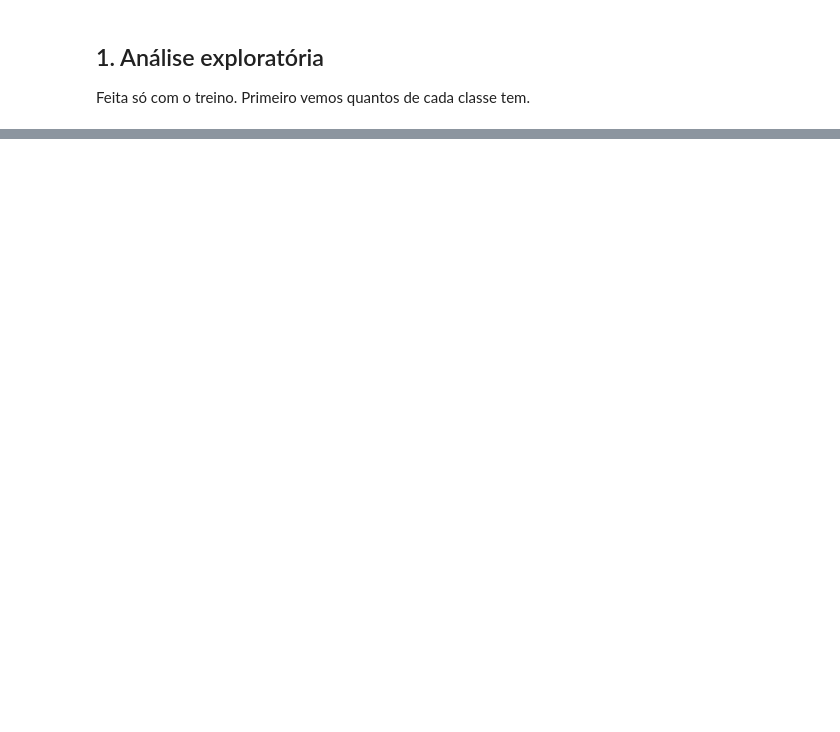
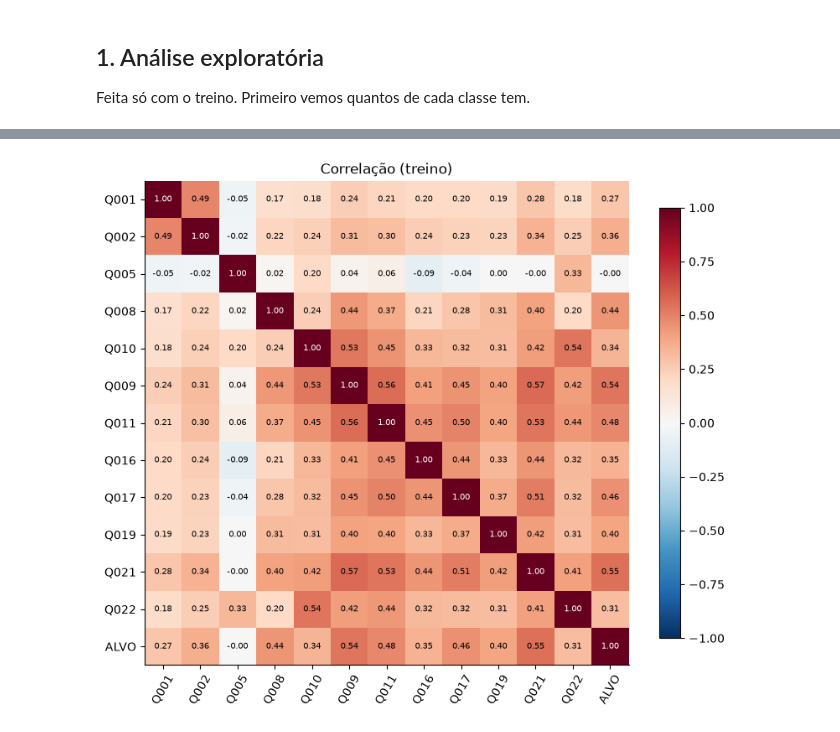
Before and after one commit to Machine-Learning-AV2/Pipeline_MachineLearning_AV2, a Jupyter notebook: classificacao/classificacao.ipynb, the cells around one changed output, grey strips where cells are left out. Saved outputs shown, nothing was run; the diff lists cells and outputs as text; code cells hidden in the pictures; blank space fills up the shorter version.

```diff
--- a/classificacao/classificacao.ipynb
+++ b/classificacao/classificacao.ipynb
@@ -110,0 +151,25 @@ As classes estão bem desbalanceadas, só uns 17% são classe 1. Um modelo que c
+# %%
+LETRAS = "ABCDEFGHIJKLMNOPQ"
+perguntas = ["Q001", "Q002", "Q005", "Q008", "Q010", "Q009", "Q011", "Q016", "Q017", "Q019", "Q021", "Q022"]
+M = []
+for c in perguntas:
+    M.append([LETRAS.index(v) if v in LETRAS else float(v) for v in D_tr[:, col[c]]])
+M = np.column_stack(M + [ytr])
+nomes = perguntas + ["ALVO"]
+C = np.corrcoef(M, rowvar=False)
+
+plt.figure(figsize=(8, 7))
+plt.imshow(C, cmap="RdBu_r", vmin=-1, vmax=1)
+plt.xticks(range(len(nomes)), nomes, rotation=60)
+plt.yticks(range(len(nomes)), nomes)
+for i in range(len(nomes)):
+    for j in range(len(nomes)):
+        plt.text(j, i, f"{C[i, j]:.2f}", ha="center", va="center", fontsize=7,
+                 color="white" if abs(C[i, j]) > 0.6 else "black")
+plt.grid(False)
+plt.colorbar(shrink=0.8)
+plt.title("Correlação (treino)")
+plt.tight_layout()
+plt.show()
+# %% [output]
+[figure, added]
```
Also changed, not shown: parts of 27 cells of this notebook.
